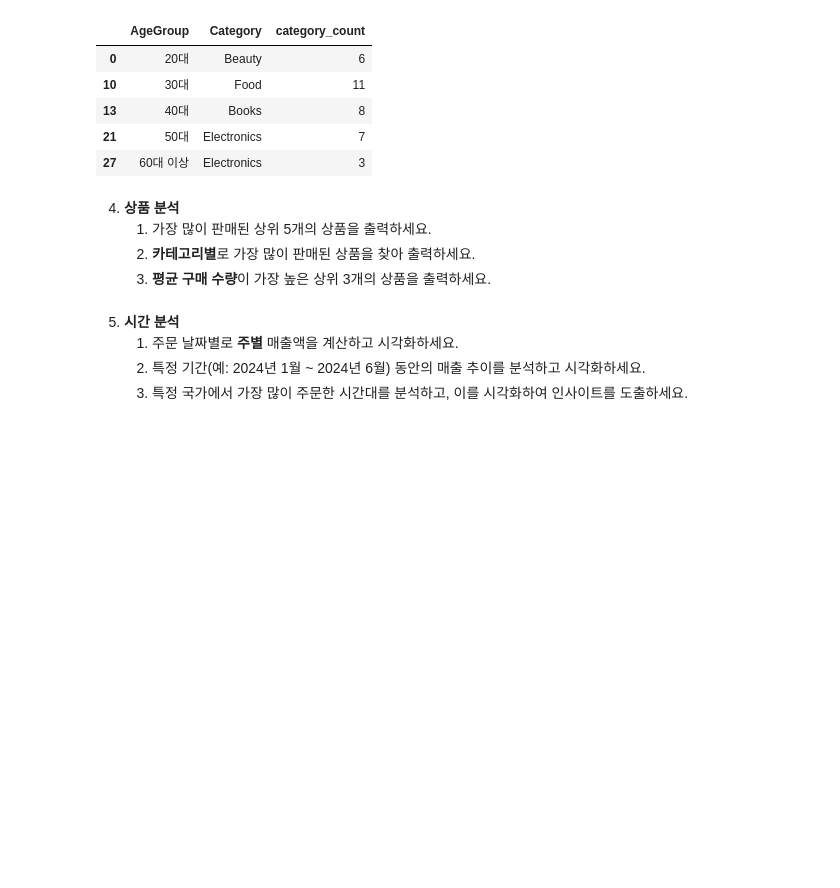
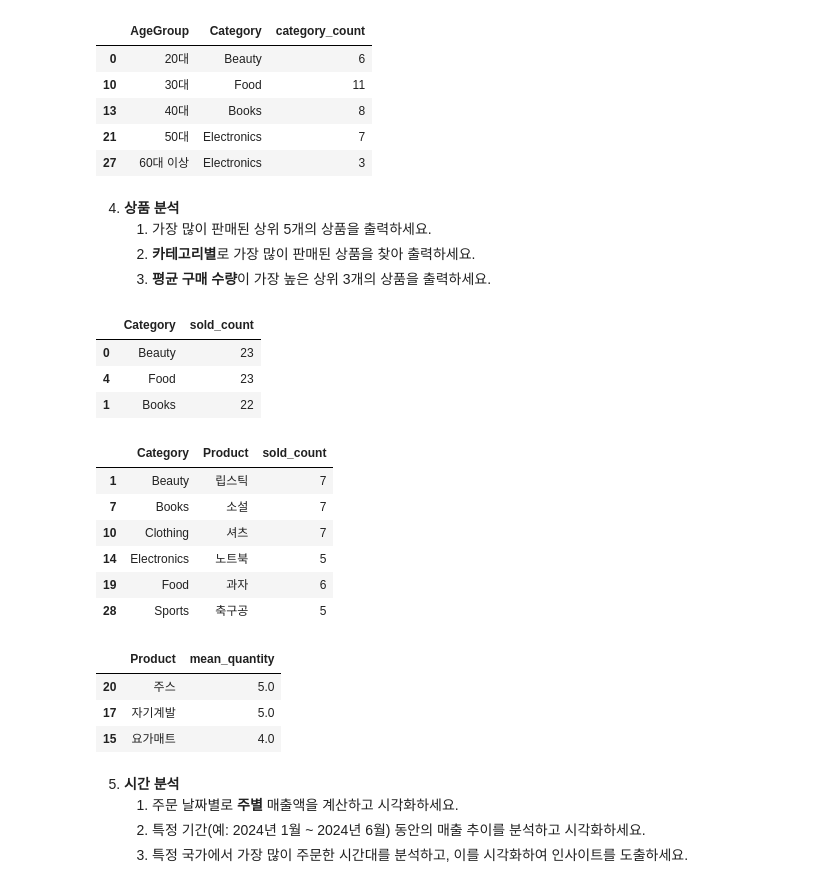
Before and after one commit to Encore-SKN-17/eda_practice, a Jupyter notebook: 3_final_practice.ipynb, the cells around one changed output. Cells and saved outputs as stored; diff of their text form; code cells hidden in the pictures; blank space fills up the shorter version.

```diff
--- a/3_final_practice.ipynb
+++ b/3_final_practice.ipynb
@@ -268,6 +268,47 @@ display(top_categories)
     1. 가장 많이 판매된 상위 5개의 상품을 출력하세요.
     2. **카테고리별**로 가장 많이 판매된 상품을 찾아 출력하세요.
     3. **평균 구매 수량**이 가장 높은 상위 3개의 상품을 출력하세요.
+# %%
+# 1. 가장 많이 판매된 상위 5개의 상품을 출력하세요.
+category_sold_df = ecommerce_df.groupby('Category').agg(
+    sold_count = ('OrderID', 'count')
+).reset_index()
+
+sorted_category_sold_df = category_sold_df.sort_values('sold_count', ascending=False)
+sorted_category_sold_df.head(3)
+# %% [output]
+|  | Category | sold_count |
+| 0 | Beauty | 23 |
+| 4 | Food | 23 |
+| 1 | Books | 22 |
+# %%
+# 2. **카테고리별**로 가장 많이 판매된 상품을 찾아 출력하세요.
+sold_product_per_category = ecommerce_df.groupby(['Category','Product']).agg(
+    sold_count = ('OrderID', 'count')
+).reset_index()
+
+top_sold_product_per_category = sold_product_per_category.loc[sold_product_per_category.groupby('Category')['sold_count'].idxmax()]
+display(top_sold_product_per_category)
+# %% [output]
+|  | Category | Product | sold_count |
+| 1 | Beauty | 립스틱 | 7 |
+| 7 | Books | 소설 | 7 |
+| 10 | Clothing | 셔츠 | 7 |
+| 14 | Electronics | 노트북 | 5 |
+| 19 | Food | 과자 | 6 |
+| 28 | Sports | 축구공 | 5 |
+# %%
+# 3. **평균 구매 수량**이 가장 높은 상위 3개의 상품을 출력하세요.
+product_sold = ecommerce_df.groupby('Product').agg(
+    mean_quantity = ('Quantity', 'mean')
+).reset_index()
+
+product_sold.sort_values('mean_quantity', ascending=False).head(3)
+# %% [output]
+|  | Product | mean_quantity |
+| 20 | 주스 | 5.0 |
+| 17 | 자기계발 | 5.0 |
+| 15 | 요가매트 | 4.0 |
 # %% [markdown]
 5. **시간 분석**
     1. 주문 날짜별로 **주별** 매출액을 계산하고 시각화하세요.
```
Also changed, not shown: parts of 3 cells of this notebook.
